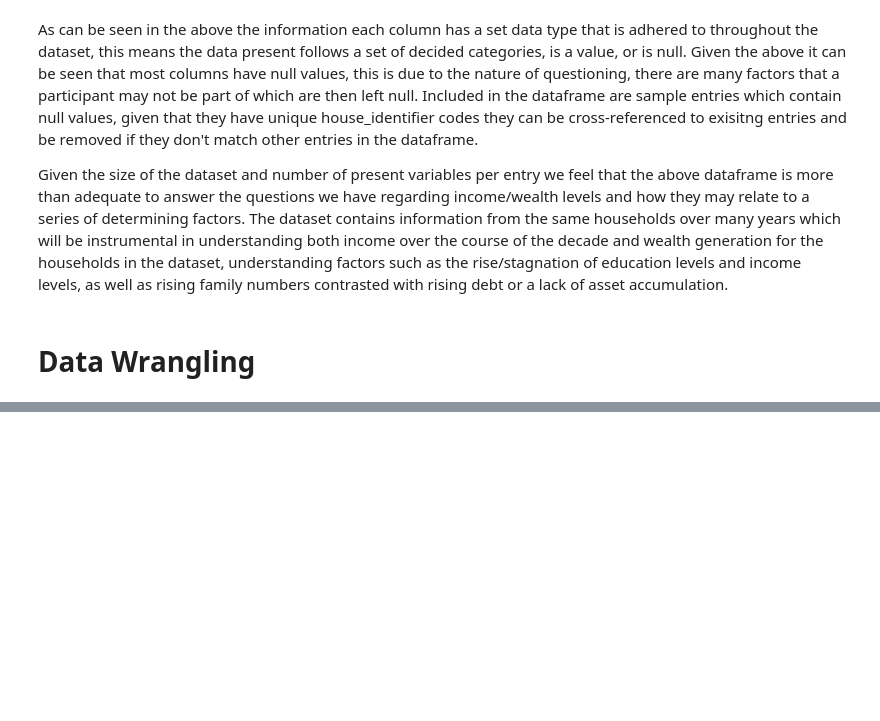
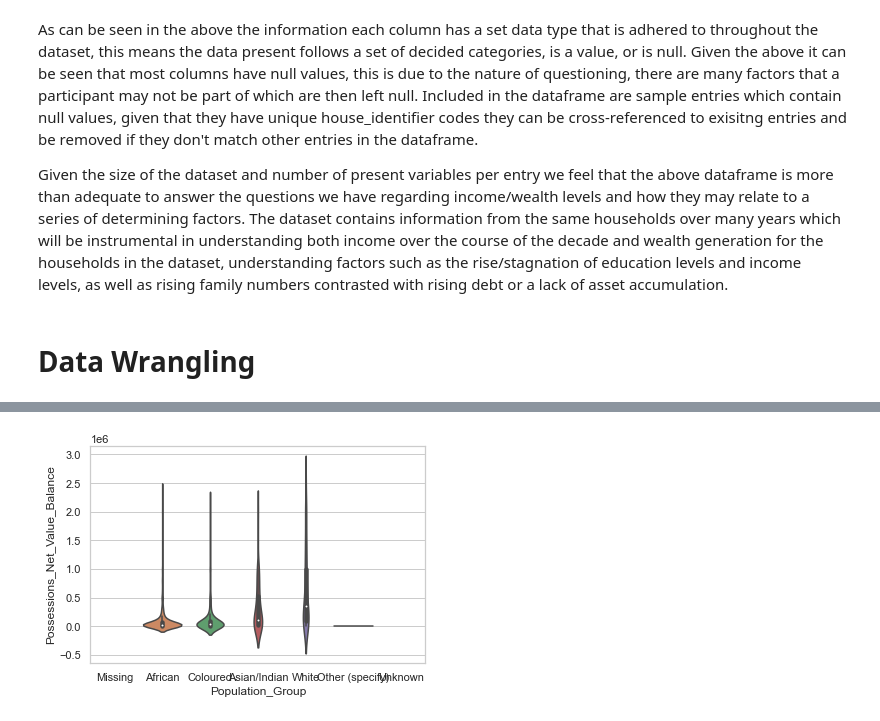
Before and after one commit to DAE-Mini-Project/DEA-Code, a Jupyter notebook: DaeCode.ipynb, the cells around one changed output, grey strips where cells are left out. Cells and saved outputs as stored; diff of their text form; code cells hidden in the pictures; blank space fills up the shorter version.

```diff
--- a/DaeCode.ipynb
+++ b/DaeCode.ipynb
@@ -946,0 +737,7 @@ NameError: name 'race_mean_netposses' is not defined
+# %%
+sns.set_theme(style="whitegrid")
+ax = sns.violinplot(x="Population_Group", y="Possessions_Net_Value_Balance", data=df_filtered)
+plt.rcParams['figure.figsize']=(10,8)
+#g.set_xticklabels(rotation=90)
+# %% [output]
+[figure, added]
```
Also changed, not shown: parts of 56 cells of this notebook.
